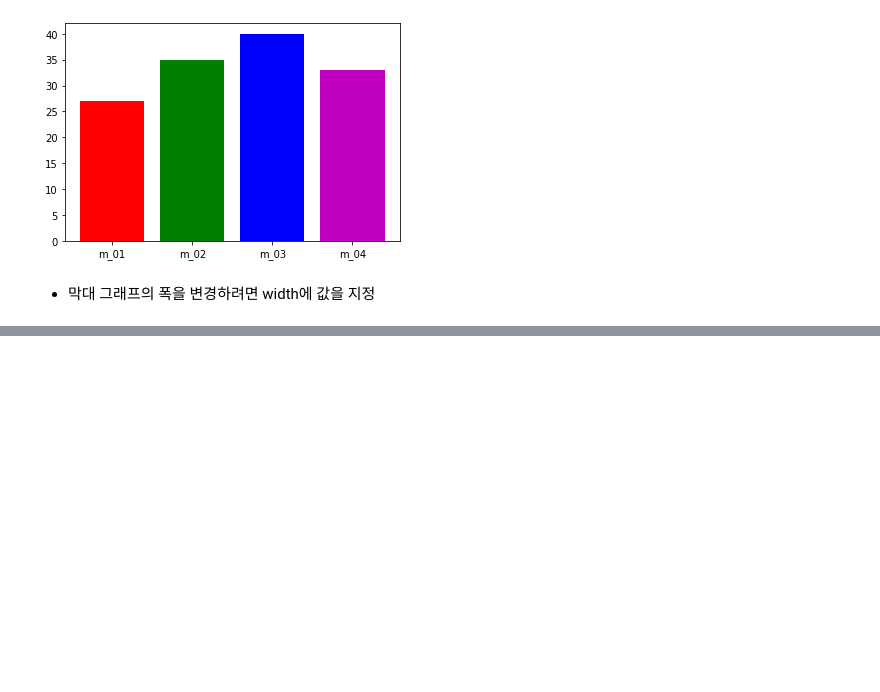
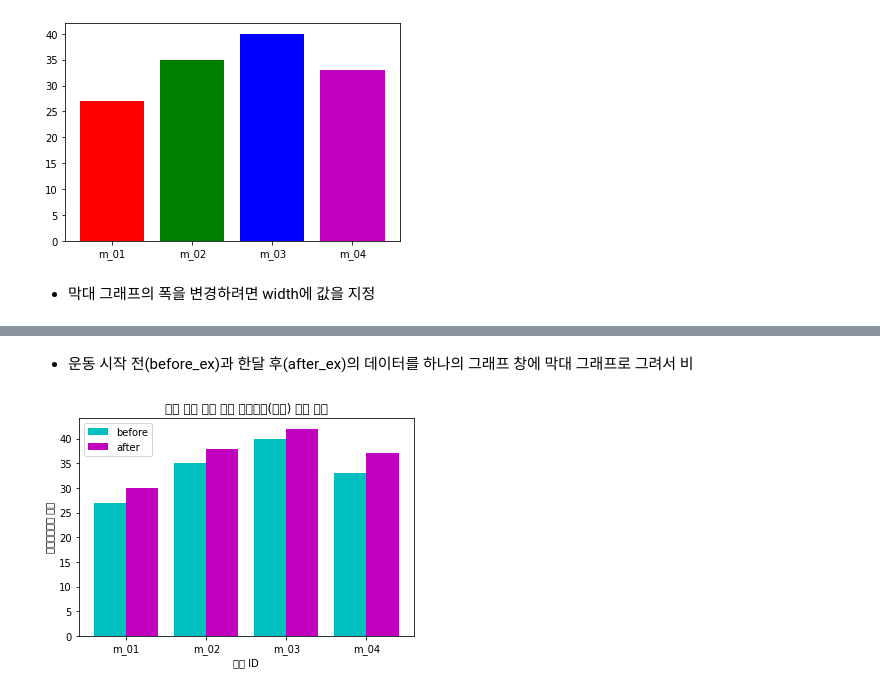
Before and after one commit to hyuk-k/hyuk-k, a Jupyter notebook: 데이터_시각화01.ipynb, the cells around one changed output, grey strips where cells are left out. Drawn from its saved outputs; the diff is of its cells as text; code cells hidden in the pictures; blank space fills up the shorter version.

```diff
--- a/데이터_시각화01.ipynb
+++ b/데이터_시각화01.ipynb
@@ -586,0 +601,14 @@ plt.show()
+# %% [markdown]
+- 운동 시작 전(before_ex)과 한달 후(after_ex)의 데이터를 하나의 그래프 창에 막대 그래프로 그려서 비
+# %%
+barWidth = 0.4
+plt.bar(index, before_ex, color='c', align='edge', width = barWidth, label='before')
+plt.bar(index + barWidth, after_ex , color='m', align='edge', width = barWidth, label='after')
+plt.xticks(index + barWidth, member_IDs)
+plt.legend()
+plt.xlabel('회원 ID')
+plt.ylabel('윗몸일으키기 횟수')
+plt.title('운동 시작 전과 후의 근지구력(복근) 변화 비교')
+plt.show()
+# %% [output]
+[figure, added]
```
Also changed, not shown: parts of 64 cells of this notebook.
